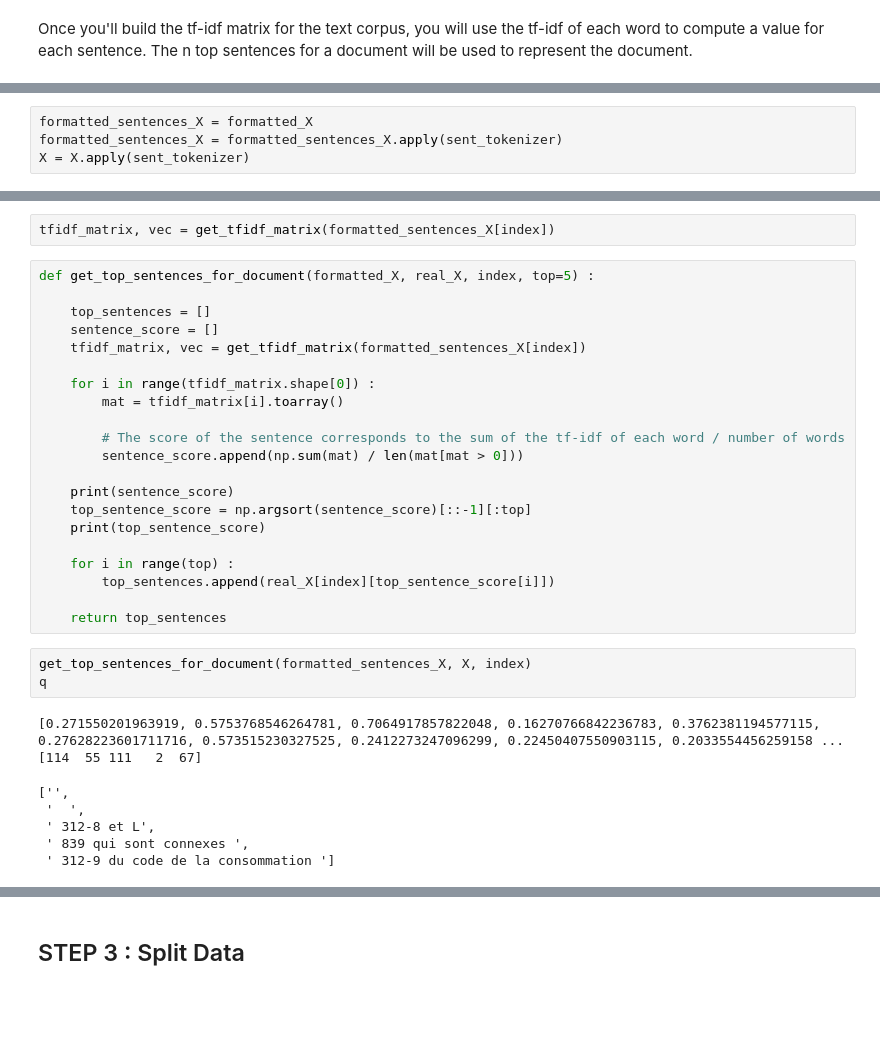
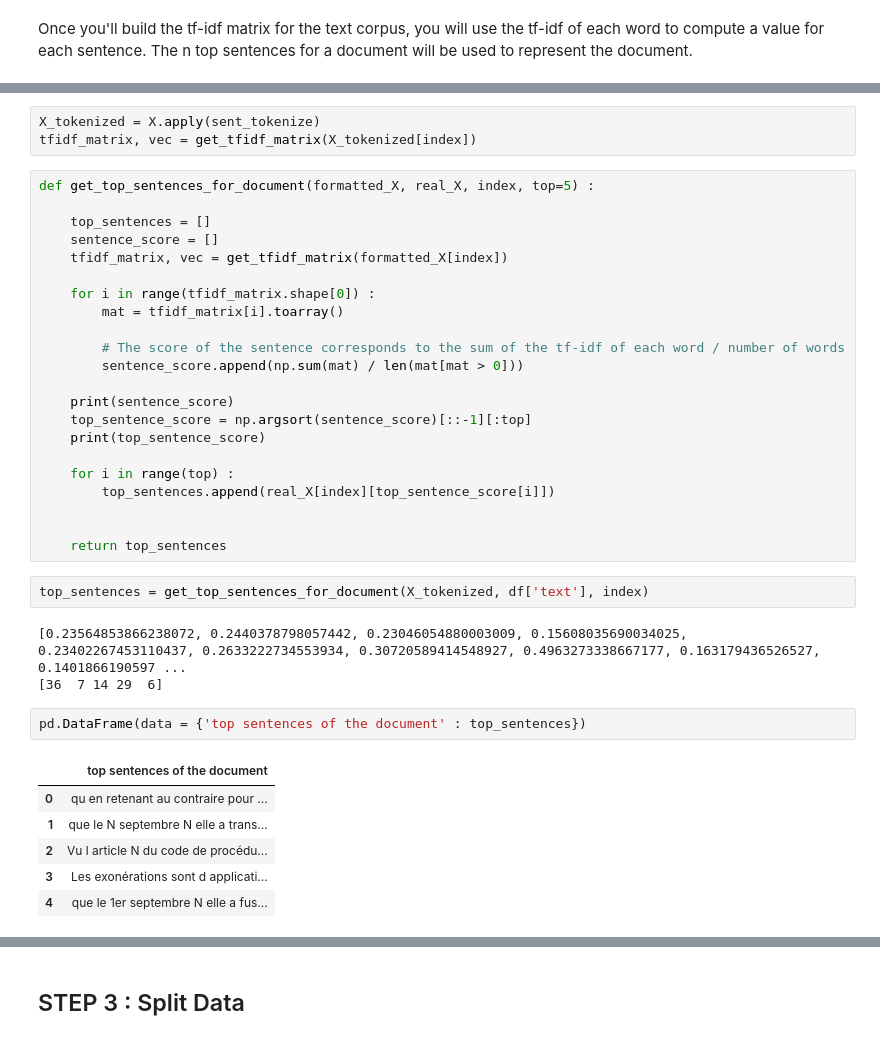
Before and after one commit to JeremyBouhi/DataScience, a Jupyter notebook: classification-document.ipynb, the cells around one changed output, grey strips where cells are left out. Cells and saved outputs as stored; diff of their text form; blank space fills up the shorter version.

```diff
--- a/classification-document.ipynb
+++ b/classification-document.ipynb
@@ -243,7 +317,3 @@ def sent_tokenizer(text) :
-# %%
-formatted_sentences_X = formatted_X
-formatted_sentences_X = formatted_sentences_X.apply(sent_tokenizer)
-X = X.apply(sent_tokenizer)
 # %%
 #if fast_execution was chosen, find the 1st right index of X (because we only took a sample)
 
@@ -262,11 +326,12 @@ print(formatted_sentences_X[index])
-# %%
-tfidf_matrix, vec = get_tfidf_matrix(formatted_sentences_X[index])
+# %%
+X_tokenized = X.apply(sent_tokenize)
+tfidf_matrix, vec = get_tfidf_matrix(X_tokenized[index])
 # %%
 def get_top_sentences_for_document(formatted_X, real_X, index, top=5) :
 
     top_sentences = []
     sentence_score = []
-    tfidf_matrix, vec = get_tfidf_matrix(formatted_sentences_X[index])
+    tfidf_matrix, vec = get_tfidf_matrix(formatted_X[index])
 
     for i in range(tfidf_matrix.shape[0]) :
         mat = tfidf_matrix[i].toarray()
@@ -281,15 +346,19 @@ def get_top_sentences_for_document(formatted_X, real_X, index, top=5) :
     for i in range(top) :
         top_sentences.append(real_X[index][top_sentence_score[i]])
 
+
     return top_sentences
-# %%
-get_top_sentences_for_document(formatted_sentences_X, X, index)
-q
-# %% [output]
-[0.271550201963919, 0.5753768546264781, 0.7064917857822048, 0.16270766842236783, 0.3762381194577115, 0.27628223601711716, 0.573515230327525, 0.2412273247096299, 0.22450407550903115, 0.2033554456259158 ...
-[114  55 111   2  67]
-['',
- '  ',
- ' 312-8 et L',
- ' 839 qui sont connexes ',
- ' 312-9 du code de la consommation ']
+# %%
+top_sentences = get_top_sentences_for_document(X_tokenized, df['text'], index)
+# %% [output]
+[0.23564853866238072, 0.2440378798057442, 0.23046054880003009, 0.15608035690034025, 0.23402267453110437, 0.2633222734553934, 0.30720589414548927, 0.4963273338667177, 0.163179436526527, 0.1401866190597 ...
+[36  7 14 29  6]
+# %%
+pd.DataFrame(data = {'top sentences of the document' : top_sentences})
+# %% [output]
+|  | top sentences of the document |
+| 0 | qu en retenant au contraire pour ... |
+| 1 | que le N septembre N elle a trans... |
+| 2 | Vu l article N du code de procédu... |
+| 3 | Les exonérations sont d applicati... |
+| 4 | que le 1er septembre N elle a fus... |
```
Also changed, not shown: parts of 28 cells of this notebook.
